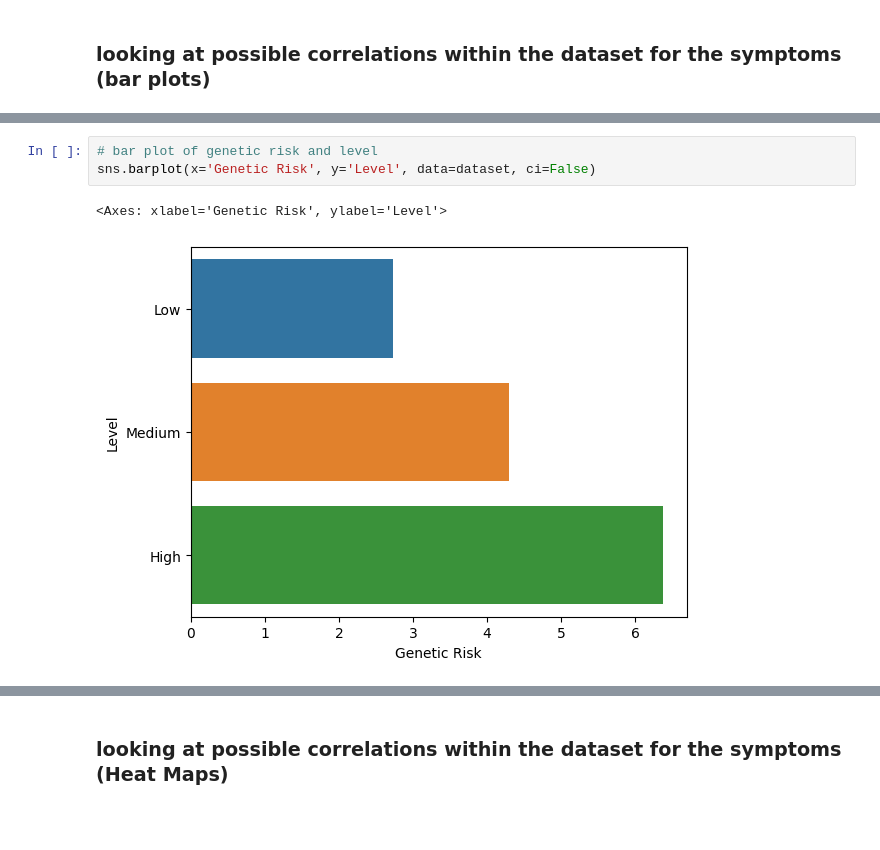
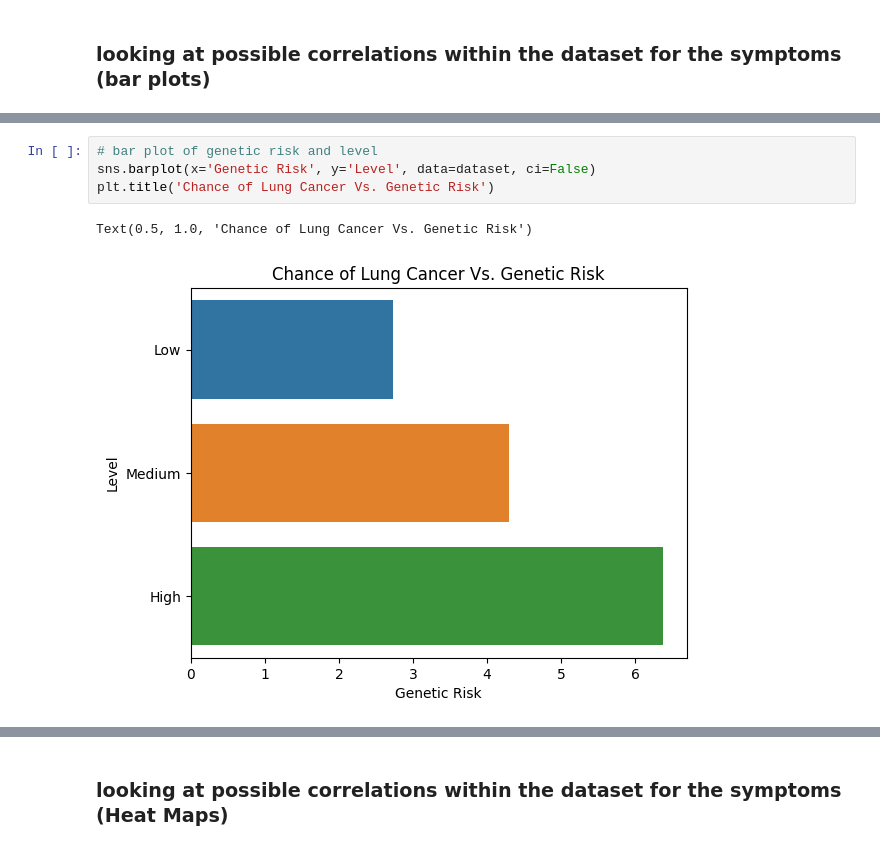
Before and after one commit to Graviton12/DS160_Final_Project_SZM, a Jupyter notebook: DS 160 Final Project SZM.ipynb, the cells around one changed output, grey strips where cells are left out. Drawn from its saved outputs; the diff is of its cells as text; blank space fills up the shorter version.

```diff
--- a/DS 160 Final Project SZM.ipynb
+++ b/DS 160 Final Project SZM.ipynb
@@ -207,9 +264,10 @@ sns.barplot(x='Alcohol use', y='Level', data=dataset, ci=False)
 # %%
 # bar plot of genetic risk and level
 sns.barplot(x='Genetic Risk', y='Level', data=dataset, ci=False)
+plt.title('Chance of Lung Cancer Vs. Genetic Risk')
 # %% [output]
-<Axes: xlabel='Genetic Risk', ylabel='Level'>
+Text(0.5, 1.0, 'Chance of Lung Cancer Vs. Genetic Risk')
-[figure, old version]
+[figure, new version]
 # %%
 # bar plot of occupational hazzard and level
 sns.barplot(x='OccuPational Hazards', y='Level', data=dataset, ci=False)
```
Also changed, not shown: parts of 61 cells of this notebook.
